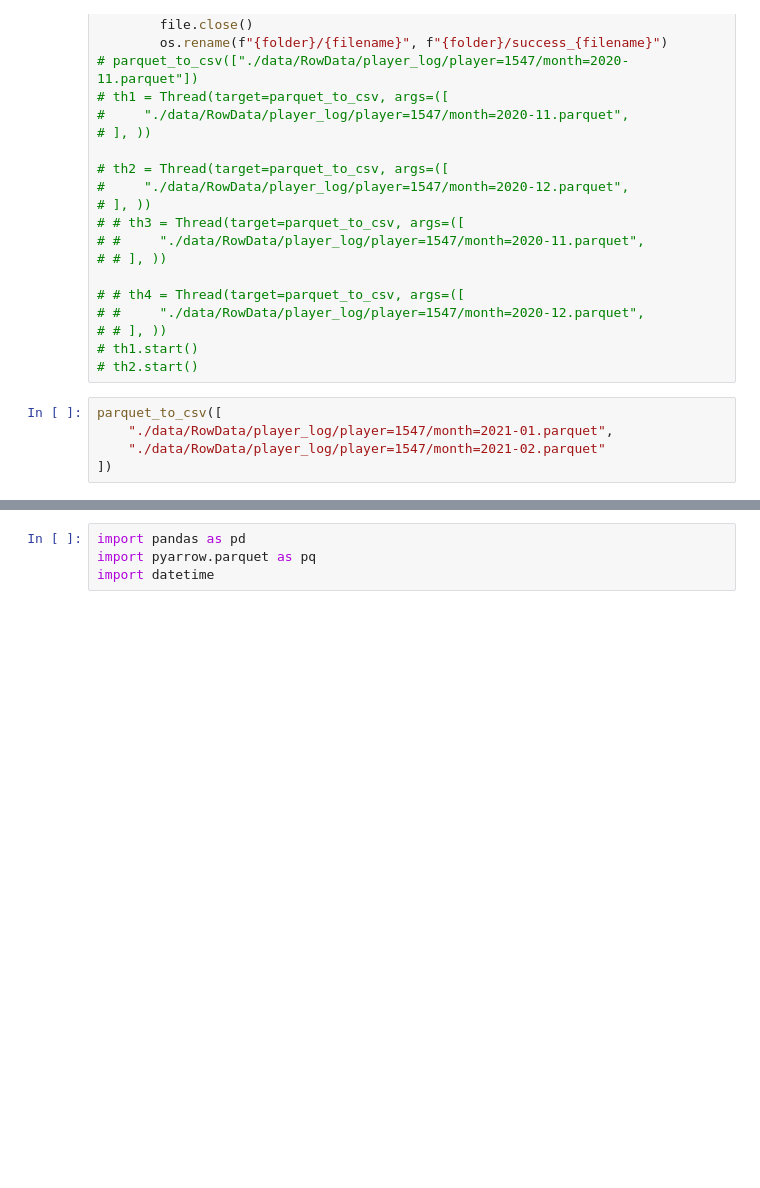
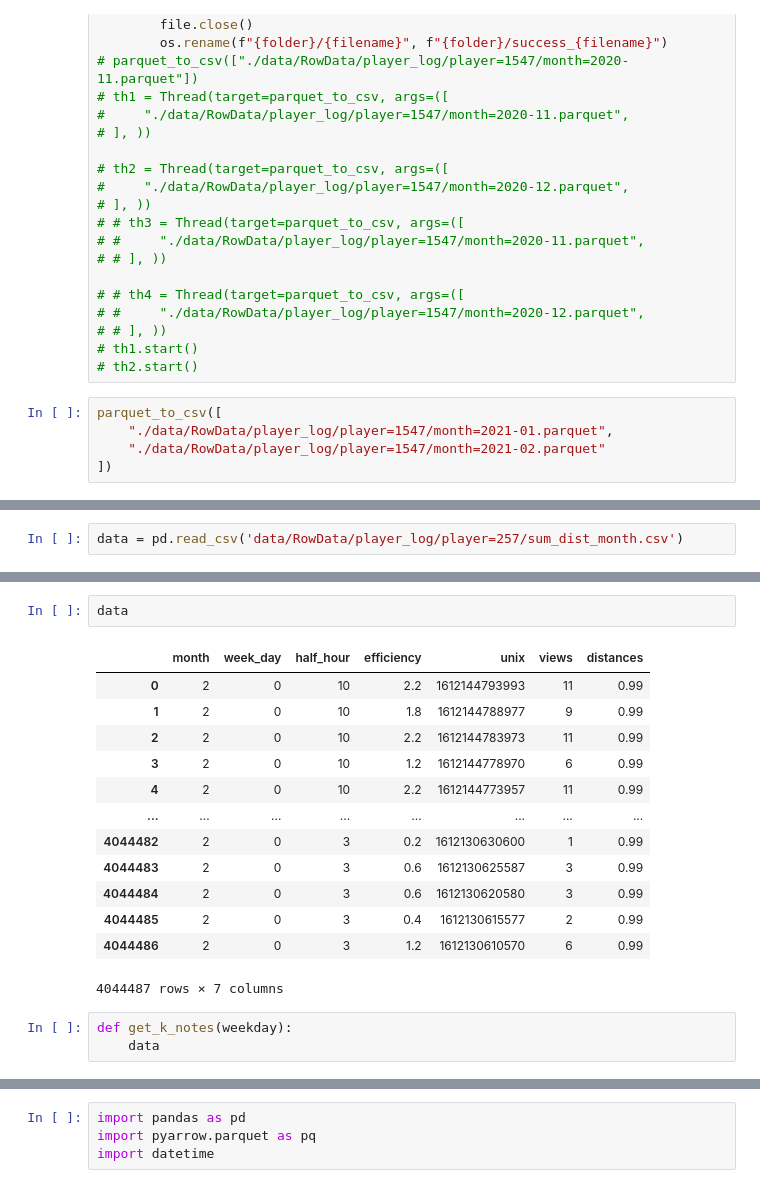
Before and after one commit to pip-install-HSE/Gallery, a Jupyter notebook: preprocessing-Pasha.ipynb, the cells around one changed output, grey strips where cells are left out. Drawn from its saved outputs; the diff is of its cells as text; blank space fills up the shorter version.

```diff
--- a/preprocessing-Pasha.ipynb
+++ b/preprocessing-Pasha.ipynb
@@ -100,0 +190,2 @@ details
+# %%
+data = pd.read_csv('data/RowData/player_log/player=257/sum_dist_month.csv')
@@ -100,0 +201,19 @@ details
+# %%
+data
+# %% [output]
+|  | month | week_day | half_hour | efficiency | unix | views | distances |
+| 0 | 2 | 0 | 10 | 2.2 | 1612144793993 | 11 | 0.99 |
+| 1 | 2 | 0 | 10 | 1.8 | 1612144788977 | 9 | 0.99 |
+| 2 | 2 | 0 | 10 | 2.2 | 1612144783973 | 11 | 0.99 |
+| 3 | 2 | 0 | 10 | 1.2 | 1612144778970 | 6 | 0.99 |
+| 4 | 2 | 0 | 10 | 2.2 | 1612144773957 | 11 | 0.99 |
+| ... | ... | ... | ... | ... | ... | ... | ... |
+| 4044482 | 2 | 0 | 3 | 0.2 | 1612130630600 | 1 | 0.99 |
+| 4044483 | 2 | 0 | 3 | 0.6 | 1612130625587 | 3 | 0.99 |
+| 4044484 | 2 | 0 | 3 | 0.6 | 1612130620580 | 3 | 0.99 |
+| 4044485 | 2 | 0 | 3 | 0.4 | 1612130615577 | 2 | 0.99 |
+| 4044486 | 2 | 0 | 3 | 1.2 | 1612130610570 | 6 | 0.99 |
+4044487 rows × 7 columns
+# %%
+def get_k_notes(weekday):
+    data
```
Also changed, not shown: parts of 14 cells of this notebook, 3 other files.
